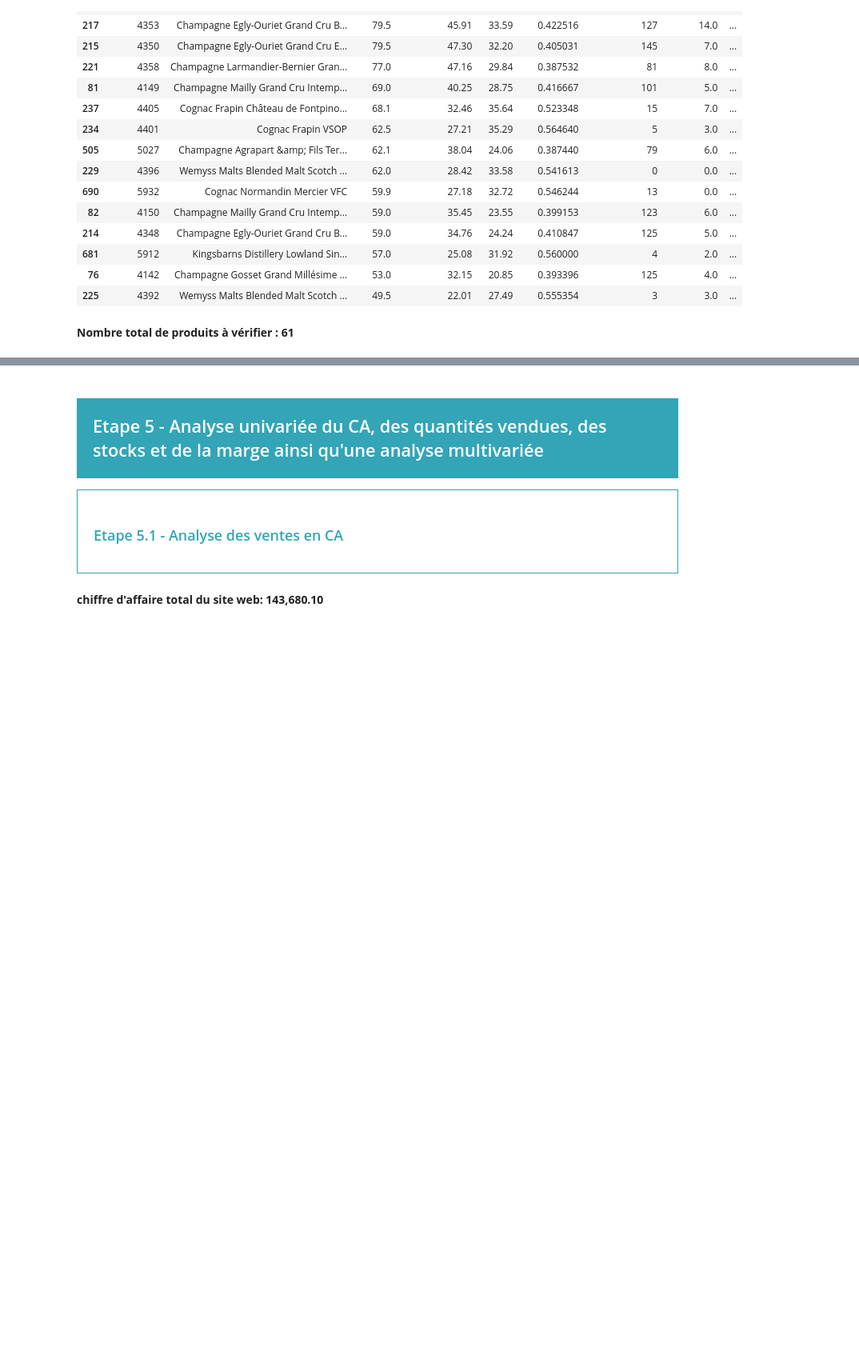
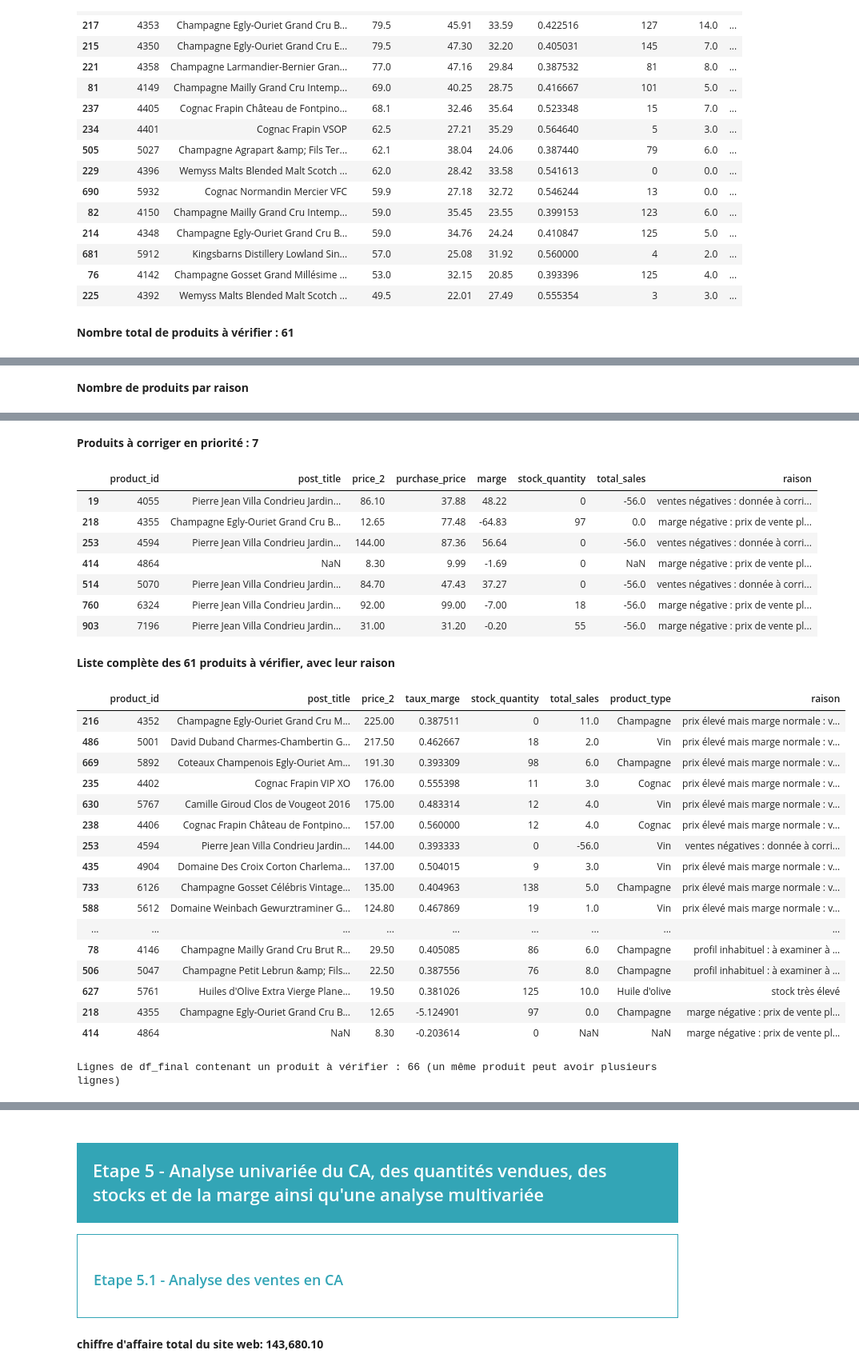
Before and after one commit to christine-ben/-Projet-6-am-lior-avec-l-IA-Bottleneck, a Jupyter notebook: notebooks/P6_Bottleneck_amelioration.ipynb, the cells around one changed output, grey strips where cells are left out. Shown at 80% size. Saved outputs shown, nothing was run; the diff lists cells and outputs as text; code cells hidden in the pictures; blank space fills up the shorter version.

Commit message:
Notebook 4.3 suite : raison ecrite pour chaque produit a verifier

```diff
--- a/notebooks/P6_Bottleneck_amelioration.ipynb
+++ b/notebooks/P6_Bottleneck_amelioration.ipynb
@@ -1825,3 +1861,45 @@ display(Markdown(f"**Nombre total de produits à vérifier : {int(data['a_verifi
 # 4.3 (suite) - Écrire une raison pour chaque produit à vérifier
 # But : ne pas laisser une simple alerte, mais dire POURQUOI le produit est signalé
 # =====================================================================
+def trouver_raison(ligne):
+    raisons = []  # la liste des raisons pour ce produit
+    # Problèmes de données (les plus graves)
+    if ligne["marge"] < 0:
+        raisons.append("marge négative : prix de vente plus bas que le prix d'achat")
+    if ligne["total_sales"] < 0:
+        raisons.append("ventes négatives : donnée à corriger")
+    # Prix élevé mais marge normale (entre 25 % et 60 %) = probablement un vin premium
+    if ligne["outlier_iqr"] and 0.25 <= ligne["taux_marge"] <= 0.60:
+        raisons.append("prix élevé mais marge normale : vin premium probable")
+    # Problèmes de stock repérés par Isolation Forest
+    if ligne["outlier_iforest"] and ligne["total_sales"] == 0:
+        raisons.append("aucune vente : stock qui dort ?")
+    if ligne["outlier_iforest"] and ligne["stock_quantity"] >= 100:
+        raisons.append("stock très élevé")
+    # Si aucune règle ne s'applique, on regarde à la main
+    if not raisons:
+        raisons.append("profil inhabituel : à examiner à la main")
+    return " / ".join(raisons)
+# Je calcule la raison seulement pour les produits à vérifier
+a_verifier = data[data["a_verifier"]].copy()
+a_verifier["raison"] = a_verifier.apply(trouver_raison, axis=1)
+# Je repère aussi les noms de produits en double (même nom, numéro différent)
+a_verifier["nom_en_double"] = a_verifier["post_title"].duplicated(keep=False)
+# Résumé : combien de produits pour chaque raison
+display(Markdown("**Nombre de produits par raison**"))
+display(a_verifier["raison"].value_counts().to_frame("nombre de produits"))
+# Les vrais problèmes à corriger en premier (marge ou ventes négatives, ou nom en double)
+problemes = a_verifier[(a_verifier["marge"] < 0) | (a_verifier["total_sales"] < 0) | a_verifier["nom_en_double"]]
+display(Markdown(f"**Produits à corriger en priorité : {len(problemes)}**"))
+display(problemes[["product_id", "post_title", col_prix, "purchase_price", "marge",
+                   "stock_quantity", "total_sales", "raison"]])
+# La liste complète (toutes les lignes, pas seulement 15)
+display(Markdown(f"**Liste complète des {len(a_verifier)} produits à vérifier, avec leur raison**"))
+display(a_verifier[["product_id", "post_title", col_prix, "taux_marge", "stock_quantity",
+                    "total_sales", "product_type", "raison"]].sort_values(col_prix, ascending=False))
+# Ajouter a_verifier et raison dans df_final, pour l'export Excel de l'étape 5.6
+df_final["a_verifier"] = df_final["product_id"].map(data.set_index("product_id")["a_verifier"]).fillna(False)
+df_final["raison"] = df_final["product_id"].map(a_verifier.set_index("product_id")["raison"])
+print("Lignes de df_final contenant un produit à vérifier :", int(df_final["a_verifier"].sum()), "(un même produit peut avoir plusieurs lignes)")
+# %% [output]
+**Nombre de produits par raison**
@@ -1827,0 +1918,28 @@ display(Markdown(f"**Nombre total de produits à vérifier : {int(data['a_verifi
+**Produits à corriger en priorité : 7**
+|  | product_id | post_title | price_2 | purchase_price | marge | stock_quantity | total_sales | raison |
+| 19 | 4055 | Pierre Jean Villa Condrieu Jardin... | 86.10 | 37.88 | 48.22 | 0 | -56.0 | ventes négatives : donnée à corri... |
+| 218 | 4355 | Champagne Egly-Ouriet Grand Cru B... | 12.65 | 77.48 | -64.83 | 97 | 0.0 | marge négative : prix de vente pl... |
+| 253 | 4594 | Pierre Jean Villa Condrieu Jardin... | 144.00 | 87.36 | 56.64 | 0 | -56.0 | ventes négatives : donnée à corri... |
+| 414 | 4864 | NaN | 8.30 | 9.99 | -1.69 | 0 | NaN | marge négative : prix de vente pl... |
+| 514 | 5070 | Pierre Jean Villa Condrieu Jardin... | 84.70 | 47.43 | 37.27 | 0 | -56.0 | ventes négatives : donnée à corri... |
+| 760 | 6324 | Pierre Jean Villa Condrieu Jardin... | 92.00 | 99.00 | -7.00 | 18 | -56.0 | marge négative : prix de vente pl... |
+| 903 | 7196 | Pierre Jean Villa Condrieu Jardin... | 31.00 | 31.20 | -0.20 | 55 | -56.0 | marge négative : prix de vente pl... |
+**Liste complète des 61 produits à vérifier, avec leur raison**
+|  | product_id | post_title | price_2 | taux_marge | stock_quantity | total_sales | product_type | raison |
+| 216 | 4352 | Champagne Egly-Ouriet Grand Cru M... | 225.00 | 0.387511 | 0 | 11.0 | Champagne | prix élevé mais marge normale : v... |
+| 486 | 5001 | David Duband Charmes-Chambertin G... | 217.50 | 0.462667 | 18 | 2.0 | Vin | prix élevé mais marge normale : v... |
+| 669 | 5892 | Coteaux Champenois Egly-Ouriet Am... | 191.30 | 0.393309 | 98 | 6.0 | Champagne | prix élevé mais marge normale : v... |
+| 235 | 4402 | Cognac Frapin VIP XO | 176.00 | 0.555398 | 11 | 3.0 | Cognac | prix élevé mais marge normale : v... |
+| 630 | 5767 | Camille Giroud Clos de Vougeot 2016 | 175.00 | 0.483314 | 12 | 4.0 | Vin | prix élevé mais marge normale : v... |
+| 238 | 4406 | Cognac Frapin Château de Fontpino... | 157.00 | 0.560000 | 12 | 4.0 | Cognac | prix élevé mais marge normale : v... |
+| 253 | 4594 | Pierre Jean Villa Condrieu Jardin... | 144.00 | 0.393333 | 0 | -56.0 | Vin | ventes négatives : donnée à corri... |
+| 435 | 4904 | Domaine Des Croix Corton Charlema... | 137.00 | 0.504015 | 9 | 3.0 | Vin | prix élevé mais marge normale : v... |
+| 733 | 6126 | Champagne Gosset Célébris Vintage... | 135.00 | 0.404963 | 138 | 5.0 | Champagne | prix élevé mais marge normale : v... |
+| 588 | 5612 | Domaine Weinbach Gewurztraminer G... | 124.80 | 0.467869 | 19 | 1.0 | Vin | prix élevé mais marge normale : v... |
+| ... | ... | ... | ... | ... | ... | ... | ... | ... |
+| 78 | 4146 | Champagne Mailly Grand Cru Brut R... | 29.50 | 0.405085 | 86 | 6.0 | Champagne | profil inhabituel : à examiner à ... |
+| 506 | 5047 | Champagne Petit Lebrun &amp; Fils... | 22.50 | 0.387556 | 76 | 8.0 | Champagne | profil inhabituel : à examiner à ... |
+| 627 | 5761 | Huiles d'Olive Extra Vierge Plane... | 19.50 | 0.381026 | 125 | 10.0 | Huile d'olive | stock très élevé |
+| 218 | 4355 | Champagne Egly-Ouriet Grand Cru B... | 12.65 | -5.124901 | 97 | 0.0 | Champagne | marge négative : prix de vente pl... |
+| 414 | 4864 | NaN | 8.30 | -0.203614 | 0 | NaN | NaN | marge négative : prix de vente pl... |
+Lignes de df_final contenant un produit à vérifier : 66 (un même produit peut avoir plusieurs lignes)
```
Also changed, not shown: parts of 3 cells of this notebook.
